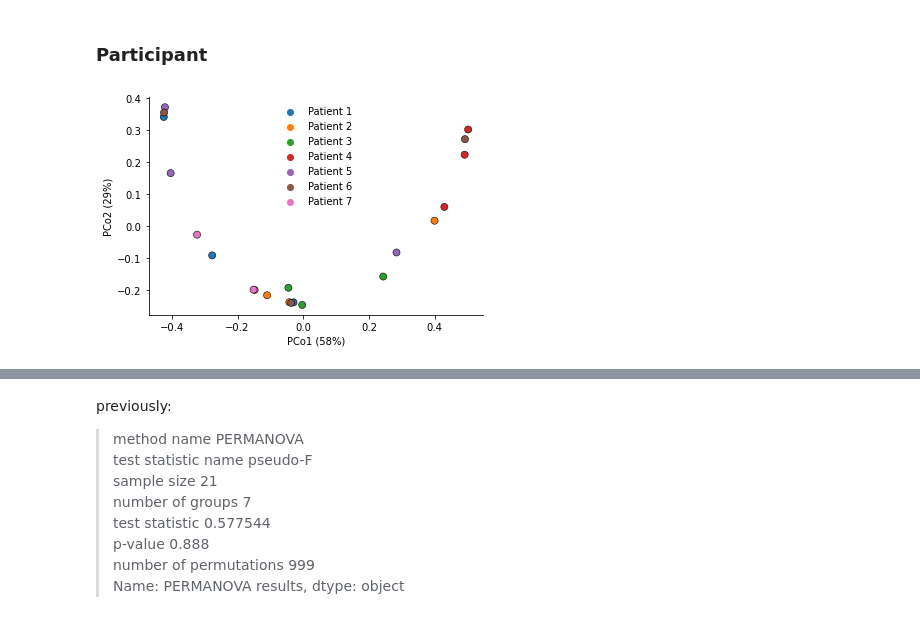
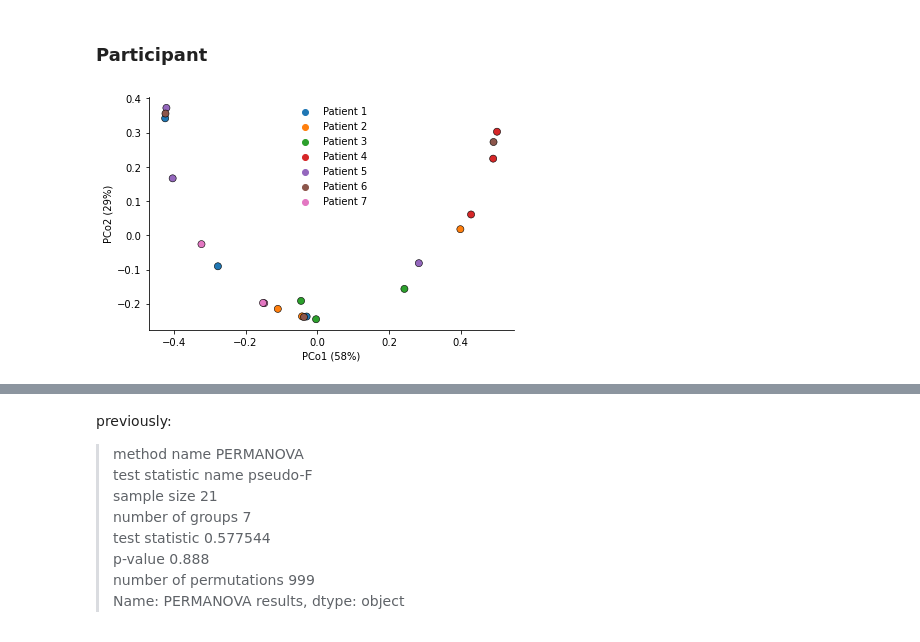
Before and after one commit to sterrettJD/Breastfed-Neonates, a Jupyter notebook: Metabolome.ipynb, the cells around one changed output, grey strips where cells are left out. Drawn from its saved outputs; the diff is of its cells as text; code cells hidden in the pictures.

```diff
--- a/Metabolome.ipynb
+++ b/Metabolome.ipynb
@@ -231,19 +236,19 @@ metadata["Participant"] = metadata["Subjectcode"]
 # %%
 ax = sns.scatterplot(x="PC1", y="PC2", hue=metadata["Participant"],
                      data=metabo_pcoa.samples,
                      s=50, edgecolor="black")
 
 ax.set(xlabel="PCo1 (58%)", ylabel="PCo2 (29%)") #based on proportion explained in cell above
 
 ax.spines[["right", "top"]].set_visible(False)
 ax.legend(frameon=False)
 
-
+plt.tight_layout()
 plt.savefig("Figures/participant_metabo_pcoa.png")
 plt.savefig("Figures/participant_metabo_pcoa.pdf")
 plt.show()
 # %% [output]
-[figure, old version]
+[figure, new version]
 # %%
 metabo_braycurt = DistanceMatrix(squareform(pdist(metabo, metric="braycurtis")), ids=metabo.index)
 
```
Also changed, not shown: parts of 9 cells of this notebook.
